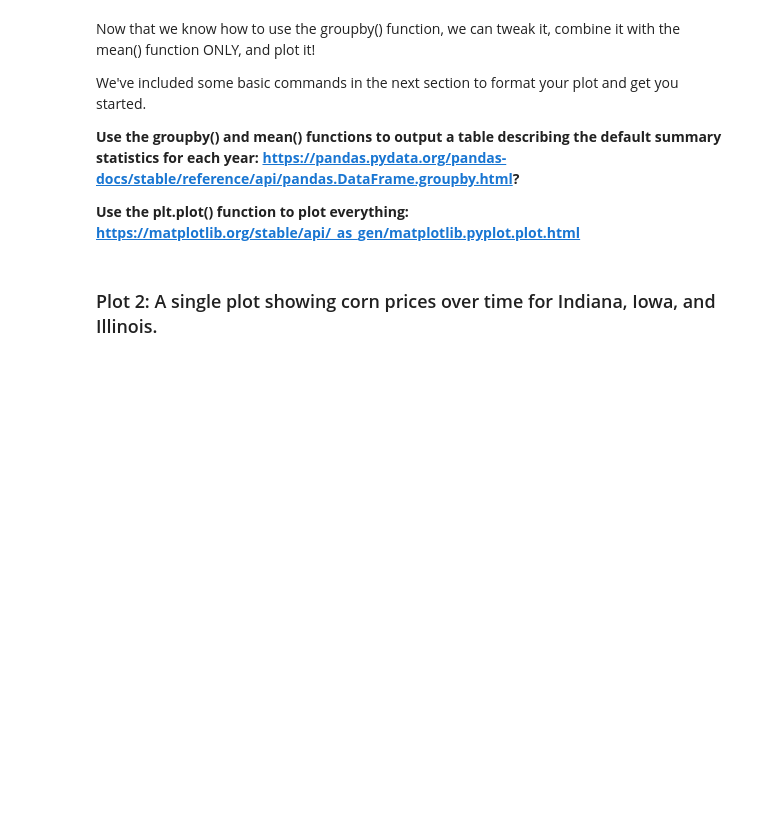
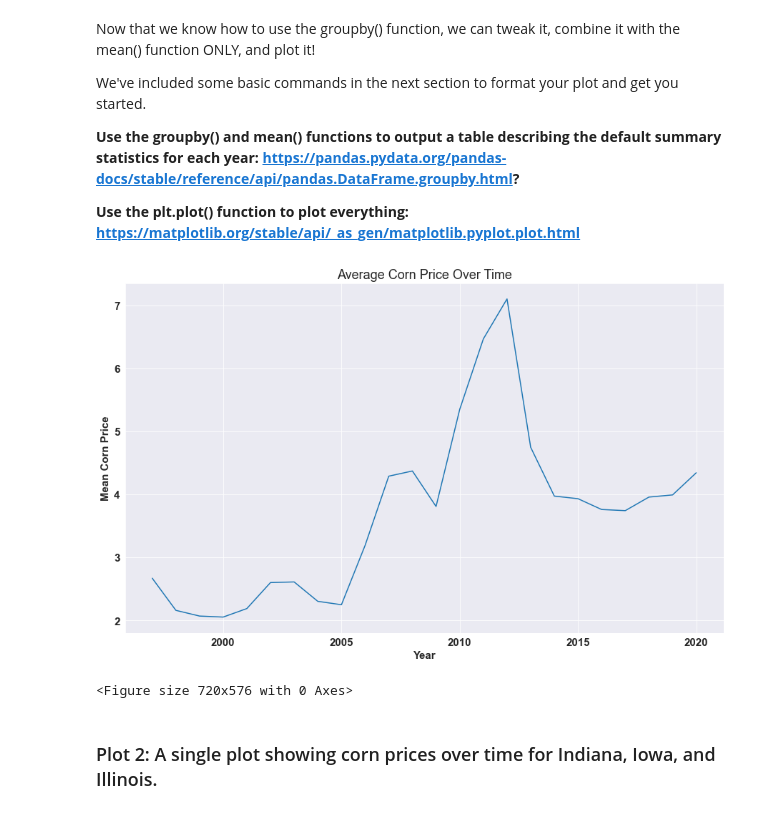
Before and after one commit to uelpalmer12/Uel-ASM591-Labs, a Jupyter notebook: Lab2/lab2/lab2-UelPalmer.ipynb, the cells around one changed output. Drawn from its saved outputs; the diff is of its cells as text; code cells hidden in the pictures; blank space fills up the shorter version.

Commit message:
Plot 1

```diff
--- a/Lab2/lab2/lab2-UelPalmer.ipynb
+++ b/Lab2/lab2/lab2-UelPalmer.ipynb
@@ -378,20 +397,28 @@ We've included some basic commands in the next section to format your plot and g
 **Use the plt.plot() function to plot everything: https://matplotlib.org/stable/api/_as_gen/matplotlib.pyplot.plot.html**
 # %%
 #Find the mean price of corn ('Value') for each year. Use the groupby() and mean() functions.
+mean_prices = clean_CORN.groupby('Year').Value.mean()
+mean_prices
 #Use plt.plot() to plot the result
+
 
 # Some basic functionality to make the graphs larger
 plt.figure(figsize=(10, 8))
 
 # Create a plot for the mean US totals
 # Enter code here...
-
+plt.plot(mean_prices)
 #Give your plot a title, x any y axis labels, and activate grid lines.
 # Enter code here...
-
+plt.xlabel('Year')
+plt.ylabel('Mean Corn Price')
+plt.title('Average Corn Price Over Time')
 # Save the plot as a PNG file - check it out, you should have a file with this name in your folder now!
 # MAKE SURE YOU RUN THIS - I will expect this image in your submission folder
 plt.savefig('meancorn', format='png', dpi=140)
+# %% [output]
+[figure, added]
+<Figure size 720x576 with 0 Axes>
 # %% [markdown]
 ### Plot 2: A single plot showing corn prices over time for Indiana, Iowa, and Illinois.
 # %% [markdown]
```
Also changed, not shown: parts of 1 cell of this notebook.
